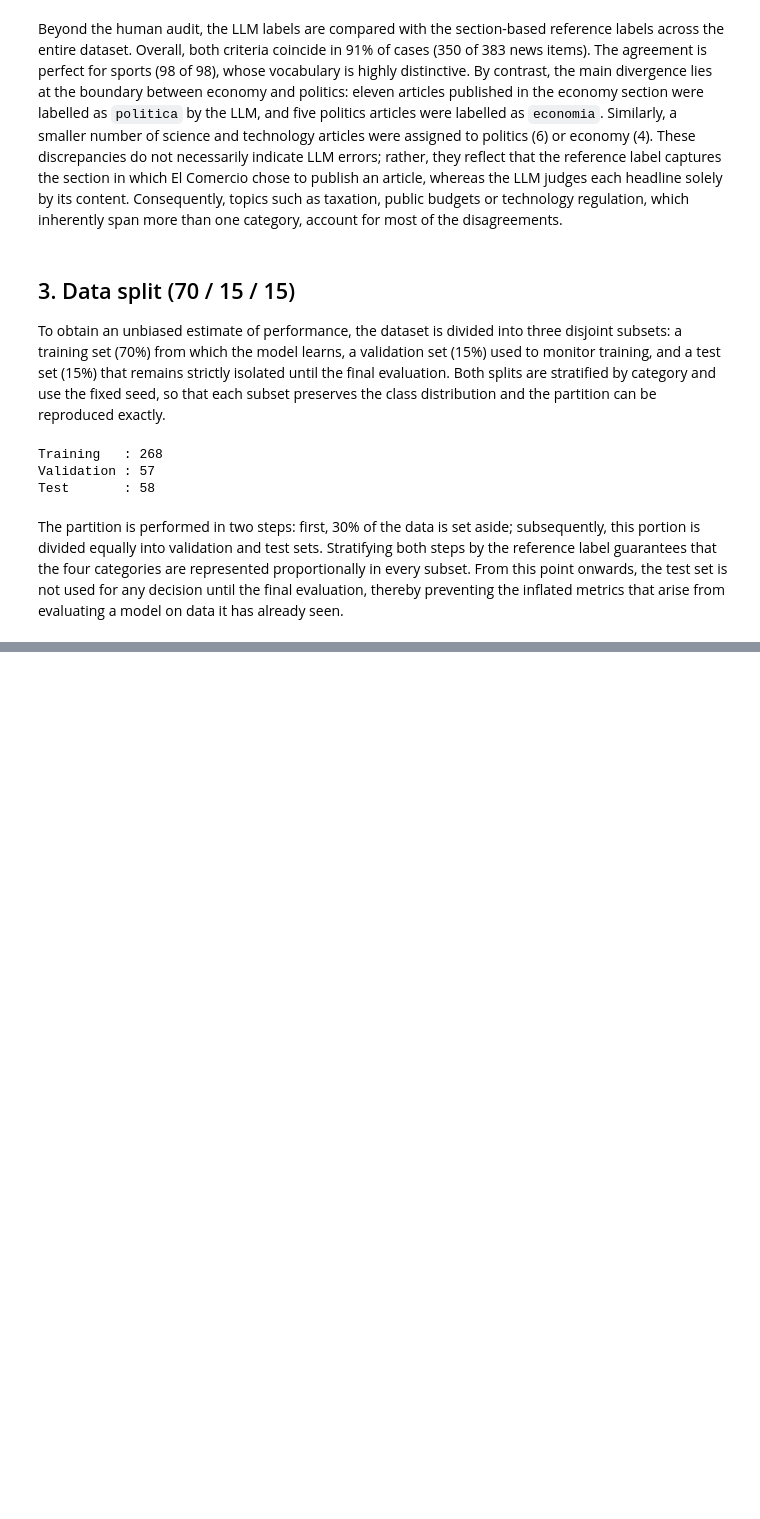
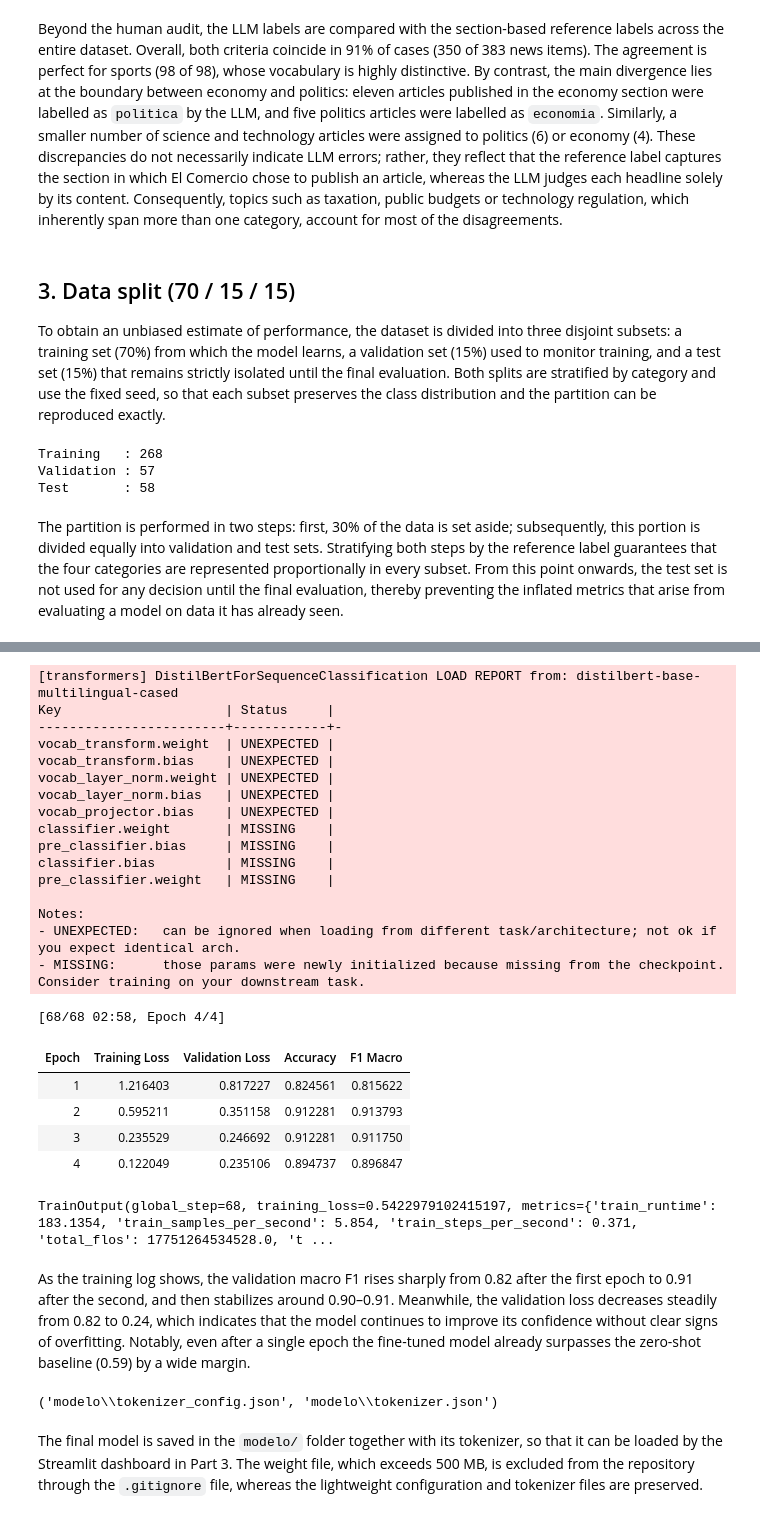
Before and after one commit to anakaren-zl/data-science-python-2026, a Jupyter notebook: tarea_1/02_clasificacion.ipynb, the cells around one changed output, grey strips where cells are left out. Drawn from its saved outputs; the diff is of its cells as text; code cells hidden in the pictures; blank space fills up the shorter version.

Commit message:
train: distilbert 4 epochs, validation F1 0.91 (#2)

```diff
--- a/tarea_1/02_clasificacion.ipynb
+++ b/tarea_1/02_clasificacion.ipynb
@@ -318,0 +359,72 @@ The partition is performed in two steps: first, 30% of the data is set aside; su
+# %%
+def calcular_metricas(evaluacion):
+    """Compute accuracy and macro F1 from the model's raw outputs."""
+    salidas, etiquetas_reales = evaluacion
+    predicciones = np.argmax(salidas, axis=-1)
+    return {
+        "accuracy": accuracy_score(etiquetas_reales, predicciones),
+        "f1_macro": f1_score(etiquetas_reales, predicciones, average="macro"),
+    }
+
+
+modelo = AutoModelForSequenceClassification.from_pretrained(
+    nombre_modelo, num_labels=len(categorias), id2label=id_a_etiqueta, label2id=etiqueta_a_id
+)
+
+argumentos = TrainingArguments(
+    output_dir="results",
+    num_train_epochs=4,
+    per_device_train_batch_size=16,
+    per_device_eval_batch_size=16,
+    learning_rate=5e-5,
+    eval_strategy="epoch",
+    # No intermediate checkpoints, to avoid filling the disk; the model is saved once at the end.
+    save_strategy="no",
+    logging_strategy="epoch",
+    seed=semilla,
+    report_to="none",
+)
+
+entrenador = Trainer(
+    model=modelo,
+    args=argumentos,
+    train_dataset=datos_entrenamiento,
+    eval_dataset=datos_validacion,
+    compute_metrics=calcular_metricas,
+)
+
+entrenador.train()
+# %% [output]
+[transformers] DistilBertForSequenceClassification LOAD REPORT from: distilbert-base-multilingual-cased
+Key                     | Status     |
+------------------------+------------+-
+vocab_transform.weight  | UNEXPECTED |
+vocab_transform.bias    | UNEXPECTED |
+vocab_layer_norm.weight | UNEXPECTED |
+vocab_layer_norm.bias   | UNEXPECTED |
+vocab_projector.bias    | UNEXPECTED |
+classifier.weight       | MISSING    |
+pre_classifier.bias     | MISSING    |
+classifier.bias         | MISSING    |
+pre_classifier.weight   | MISSING    |
+
+Notes:
+- UNEXPECTED:   can be ignored when loading from different task/architecture; not ok if you expect identical arch.
+- MISSING:      those params were newly initialized because missing from the checkpoint. Consider training on your downstream task.
+[68/68 02:58, Epoch 4/4]
+| Epoch | Training Loss | Validation Loss | Accuracy | F1 Macro |
+| 1 | 1.216403 | 0.817227 | 0.824561 | 0.815622 |
+| 2 | 0.595211 | 0.351158 | 0.912281 | 0.913793 |
+| 3 | 0.235529 | 0.246692 | 0.912281 | 0.911750 |
+| 4 | 0.122049 | 0.235106 | 0.894737 | 0.896847 |
+TrainOutput(global_step=68, training_loss=0.5422979102415197, metrics={'train_runtime': 183.1354, 'train_samples_per_second': 5.854, 'train_steps_per_second': 0.371, 'total_flos': 17751264534528.0, 't ...
+# %% [markdown]
+As the training log shows, the validation macro F1 rises sharply from 0.82 after the first epoch to 0.91 after the second, and then stabilizes around 0.90–0.91. Meanwhile, the validation loss decreases steadily from 0.82 to 0.24, which indicates that the model continues to improve its confidence without clear signs of overfitting. Notably, even after a single epoch the fine-tuned model already surpasses the zero-shot baseline (0.59) by a wide margin.
+# %%
+# Save the final model and its tokenizer for the Streamlit dashboard.
+entrenador.save_model("modelo")
+tokenizador.save_pretrained("modelo")
+# %% [output]
+('modelo\\tokenizer_config.json', 'modelo\\tokenizer.json')
+# %% [markdown]
+The final model is saved in the `modelo/` folder together with its tokenizer, so that it can be loaded by the Streamlit dashboard in Part 3. The weight file, which exceeds 500 MB, is excluded from the repository through the `.gitignore` file, whereas the lightweight configuration and tokenizer files are preserved.
```
Also changed, not shown: parts of 3 cells of this notebook, 3 other files.
